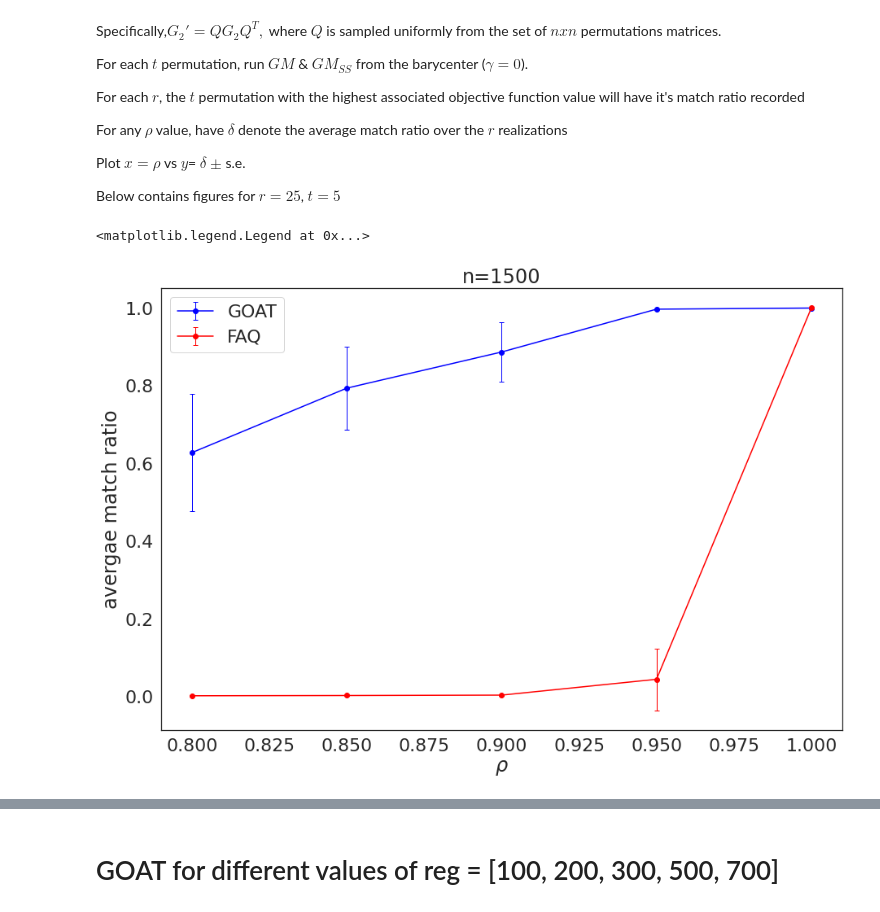
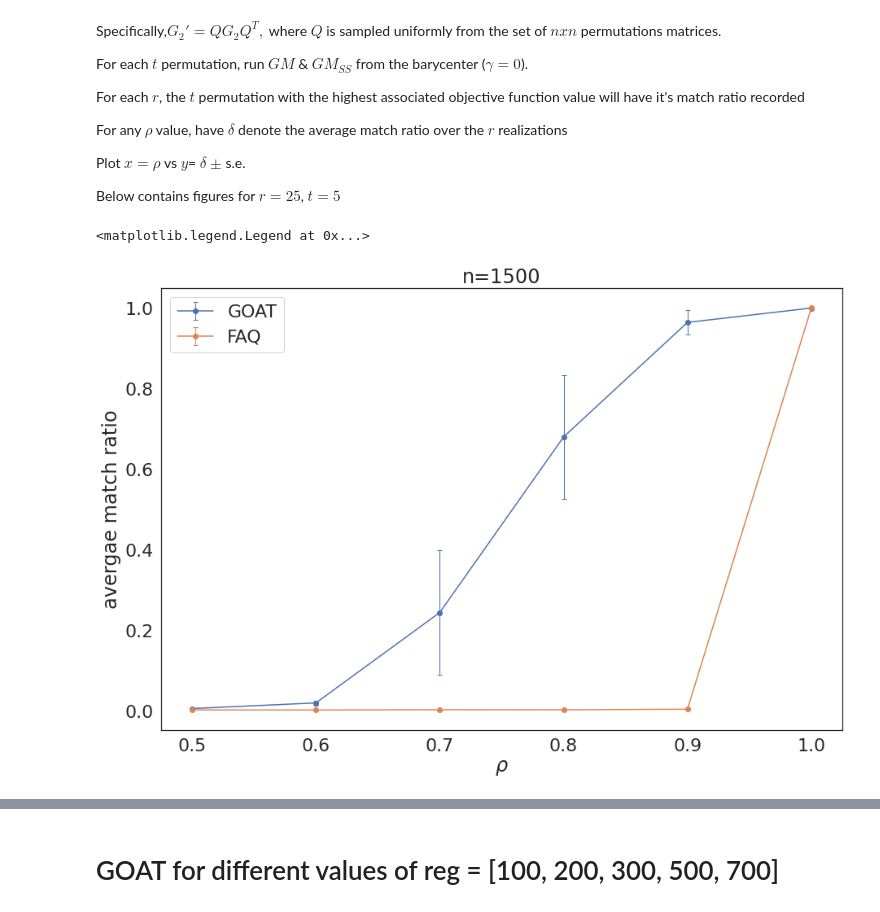
Before and after one commit to neurodata/goat, a Jupyter notebook: docs/rho_sbm.ipynb, the cells around one changed output, grey strips where cells are left out. Drawn from its saved outputs; the diff is of its cells as text; code cells hidden in the pictures.

```diff
--- a/docs/rho_sbm.ipynb
+++ b/docs/rho_sbm.ipynb
@@ -95,12 +95,12 @@ for k, rho in enumerate(rhos):
         res_opt_ss = None
 
         for j in range(t):
-            res = quadratic_assignment(A1,A2, options={'maximize':True,'tol':1e-3,'maxiter':50, 'shuffle_input':True})
+            res = quadratic_assignment(A1,A2, options={'maximize':True,'tol':1e-6,'maxiter':50, 'shuffle_input':True})
             if res.fun>score:
                 perm = res.col_ind
                 score = res.fun
 
-            res_ss = quadratic_assignment_ot(A1,A2, options={'maximize':True,'tol':1e-3,'maxiter':50, 'shuffle_input':True, 'reg': 100, 'thr':1e-2})
+            res_ss = quadratic_assignment_ot(A1,A2, options={'maximize':True,'tol':1e-6,'maxiter':50, 'shuffle_input':True, 'reg': 100, 'thr':1e-2})
             if res_ss.fun>score_ss:
                 perm_ss = res_ss.col_ind
                 score_ss = res_ss.fun
@@ -123,6 +123,9 @@ Average match ratio $\pm$ 2 s.e. as a function of correlation values $\rho$ in $
 # %%
 #collapse
 from scipy.stats import sem
+cb = ['#377eb8', '#ff7f00', '#4daf4a',
+                  '#f781bf', '#a65628', '#984ea3',
+                  '#999999', '#e41a1c', '#dede00']
 error = [2*sem(ratios[i,:]) for i in range(n_p)]
 average = [np.mean(ratios[i,:] ) for i in range(n_p)]
 
@@ -134,8 +137,11 @@ sns.set(rc={'figure.figsize':(15,10)})
 sns.set(font_scale = 2)
 sns.set_style('white')
 
-plt.errorbar(rhos,average_ss, error_ss,marker='o',capsize=3, elinewidth=1, markeredgewidth=1, label='GOAT', color='blue')
-plt.errorbar(rhos,average, error,marker='o',capsize=3, elinewidth=1, markeredgewidth=1, label='FAQ', color='red')
+# plt.set_cmap(CB_color_cycle)
+
+sns.set_palette(sns.color_palette('colorblind'))
+plt.errorbar(rhos,average_ss, error_ss,marker='o',capsize=3, elinewidth=1, markeredgewidth=1, label='GOAT', color=cb[0])
+plt.errorbar(rhos,average, error,marker='o',capsize=3, elinewidth=1, markeredgewidth=1, label='FAQ', color=cb[1])
 plt.xlabel(r"$\rho$")
 plt.ylabel("avergae match ratio")
 
@@ -193,8 +199,8 @@ def match_ratio(inds, n):
 
 n = 1500
 m = r
-# rhos = 0.1 * np.arange(11)[5:]
-rhos = np.arange(8,10.5,0.5) *0.1
+rhos = 0.1 * np.arange(11)[5:]
+# rhos = np.arange(8,10.5,0.5) *0.1
 n_p = len(rhos)
 
 ratios = np.zeros((n_p,m))
@@ -250,24 +256,24 @@ for k, rho in enumerate(rhos):
 # %%
 
 from scipy.stats import sem
-error = [2*sem(ratios[i,:]) for i in range(n_p)]
-average = [np.mean(ratios[i,:] ) for i in range(n_p)]
+error1500 = [2*sem(ratios[i,:]) for i in range(n_p)]
+average1500 = [np.mean(ratios[i,:] ) for i in range(n_p)]
 
-error_ss = [2*sem(ratios_ss[i,:]) for i in range(n_p)]
-average_ss = [np.mean(ratios_ss[i,:] ) for i in range(n_p)]
+error_ss1500 = [2*sem(ratios_ss[i,:]) for i in range(n_p)]
+average_ss1500 = [np.mean(ratios_ss[i,:] ) for i in range(n_p)]
 
 sns.set_context('poster')
 sns.set(rc={'figure.figsize':(15,10)})
 sns.set(font_scale = 2)
 sns.set_style('white')
 
-plt.errorbar(rhos,average_ss, error_ss,marker='o',capsize=3, elinewidth=1, markeredgewidth=1, label='GOAT', color='blue')
-plt.errorbar(rhos,average, error,marker='o',capsize=3, elinewidth=1, markeredgewidth=1, label='FAQ', color='red')
+plt.errorbar(rhos,average_ss1500, error_ss1500,marker='o',capsize=3, elinewidth=1, markeredgewidth=1, label='GOAT')
+plt.errorbar(rhos,average1500, error1500,marker='o',capsize=3, elinewidth=1, markeredgewidth=1, label='FAQ')
 plt.xlabel(r"$\rho$")
 plt.ylabel("avergae match ratio")
 
 plt.title('n=1500')
 plt.legend()
 # %% [output]
 <matplotlib.legend.Legend at 0x...>
-[figure, old version]
+[figure, new version]
```
Also changed, not shown: parts of 2 cells of this notebook, 3 other files.
